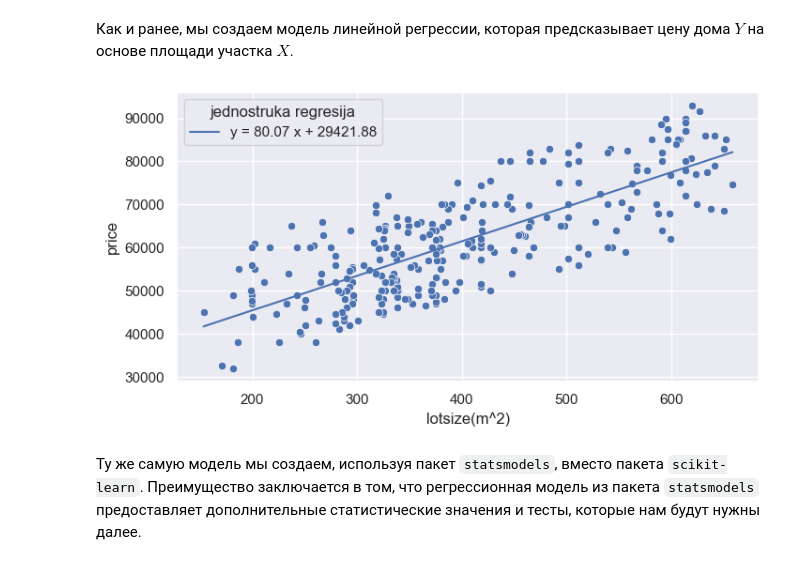
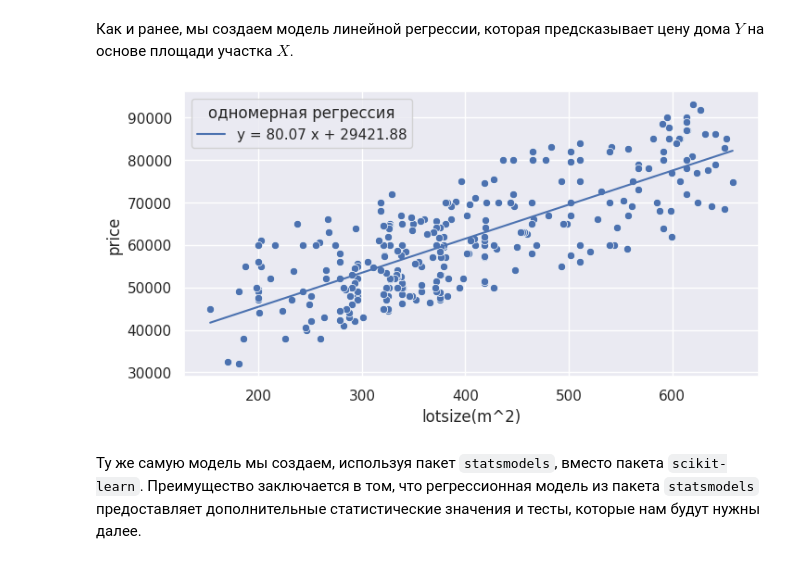
Before and after one commit to xXxINFARKTxXx/FTN, a Jupyter notebook: 4_Zakljucivanje_o_modelu/4._Zakljucivanje_rus.ipynb, the cells around one changed output. Drawn from its saved outputs; the diff is of its cells as text; code cells hidden in the pictures.

```diff
--- a/4_Zakljucivanje_o_modelu/4._Zakljucivanje_rus.ipynb
+++ b/4_Zakljucivanje_o_modelu/4._Zakljucivanje_rus.ipynb
@@ -34,24 +34,24 @@ df.head()
 # %% [markdown]
 Как и ранее, мы создаем модель линейной регрессии, которая предсказывает цену дома $Y$ на основе площади участка $X$.
 # %%
-x = df['lotsize(m^2)'].values.reshape(-1,1)
+x = df['lotsize(m^2)'].values.reshape(-1, 1)
 y = df['price']
 
-# izračunaj nagib i presek za liniju koja se najbolja uklapa (best fit)
+# вычислить наклон и пересечение для линии лучшего соответствия (best fit)
 model = LinearRegression().fit(x, y)
-# prediktuj y za svako x
+# предсказать y для каждого x
 y_pred = model.predict(x)
 
 intercept = model.intercept_.item()
 slope = model.coef_.item()
 
-# plotuj podatke i liniju koja se najbolje uklapa (best fit)
+# построить данные и линию лучшего соответствия (best fit)
 sb.scatterplot(data=df, x='lotsize(m^2)', y='price');
 plt.plot(x, y_pred, 'b', label=f'y = {slope:.2f} x + {intercept:.2f}')
-plt.legend(title='jednostruka regresija')
+plt.legend(title='одномерная регрессия')
 plt.show()
 # %% [output]
-[figure, old version]
+[figure, new version]
 # %% [markdown]
 Ту же самую модель мы создаем, используя пакет `statsmodels`, вместо пакета `scikit-learn`. Преимущество заключается в том, что регрессионная модель из пакета `statsmodels` предоставляет дополнительные статистические значения и тесты, которые нам будут нужны далее.
 # %%
```
Also changed, not shown: parts of 15 cells of this notebook, 2 other files.
